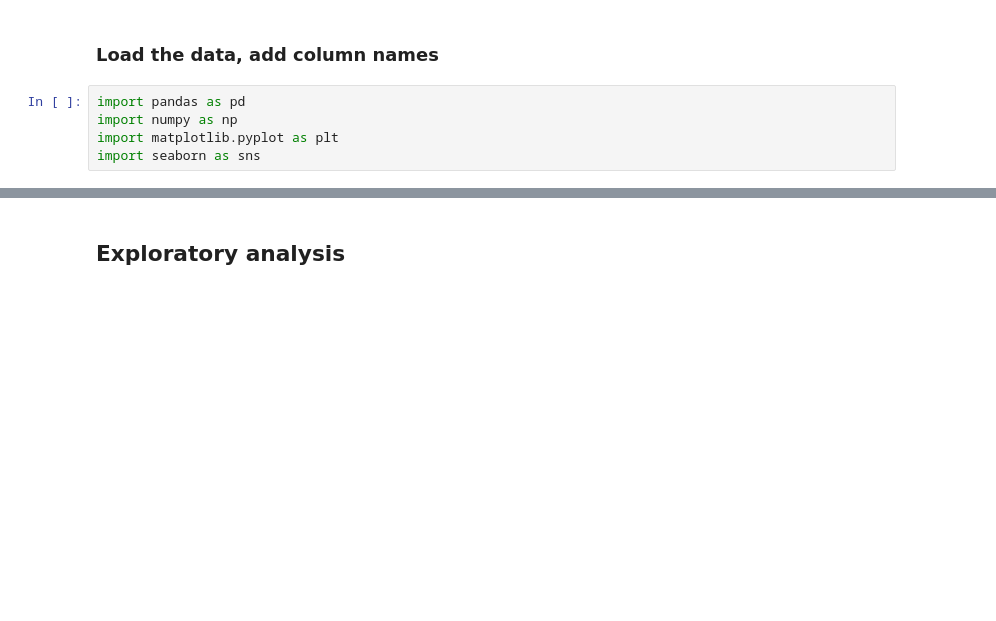
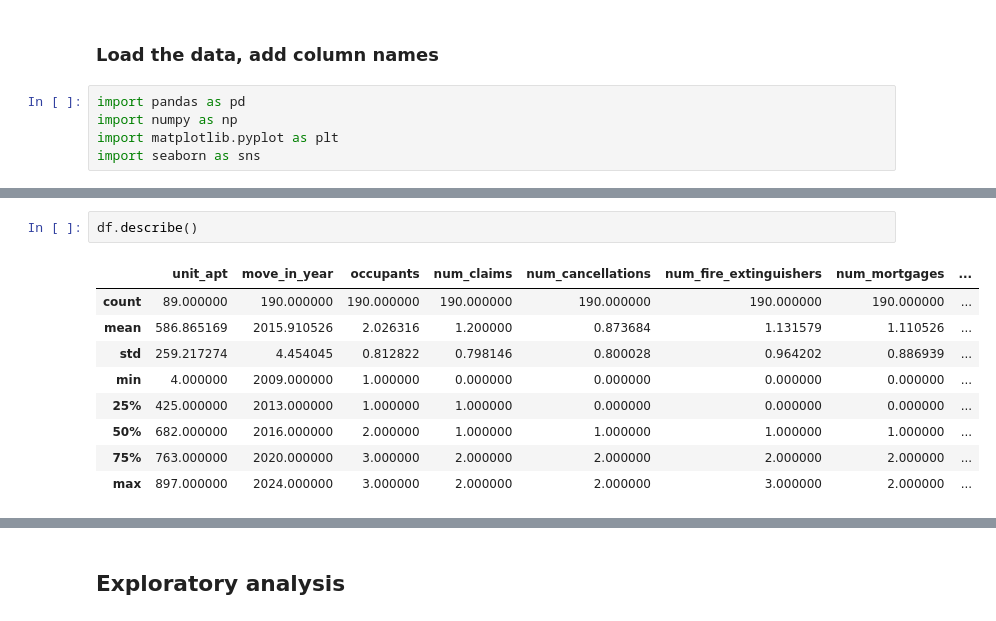
Before and after one commit to senchi-ins/senchi, a Jupyter notebook: experiments/rates/analysis/rate_analysis.ipynb, the cells around one changed output, grey strips where cells are left out. Saved outputs shown, nothing was run; the diff lists cells and outputs as text; blank space fills up the shorter version.

```diff
--- a/experiments/rates/analysis/rate_analysis.ipynb
+++ b/experiments/rates/analysis/rate_analysis.ipynb
@@ -33,0 +22,12 @@ df.head()
+# %%
+df.describe()
+# %% [output]
+|  | unit_apt | move_in_year | occupants | num_claims | num_cancellations | num_fire_extinguishers | num_mortgages | ... |
+| count | 89.000000 | 190.000000 | 190.000000 | 190.000000 | 190.000000 | 190.000000 | 190.000000 | ... |
+| mean | 586.865169 | 2015.910526 | 2.026316 | 1.200000 | 0.873684 | 1.131579 | 1.110526 | ... |
+| std | 259.217274 | 4.454045 | 0.812822 | 0.798146 | 0.800028 | 0.964202 | 0.886939 | ... |
+| min | 4.000000 | 2009.000000 | 1.000000 | 0.000000 | 0.000000 | 0.000000 | 0.000000 | ... |
+| 25% | 425.000000 | 2013.000000 | 1.000000 | 1.000000 | 0.000000 | 0.000000 | 0.000000 | ... |
+| 50% | 682.000000 | 2016.000000 | 2.000000 | 1.000000 | 1.000000 | 1.000000 | 1.000000 | ... |
+| 75% | 763.000000 | 2020.000000 | 3.000000 | 2.000000 | 2.000000 | 2.000000 | 2.000000 | ... |
+| max | 897.000000 | 2024.000000 | 3.000000 | 2.000000 | 2.000000 | 3.000000 | 2.000000 | ... |
```
Also changed, not shown: parts of 7 cells of this notebook, 3 other files.
